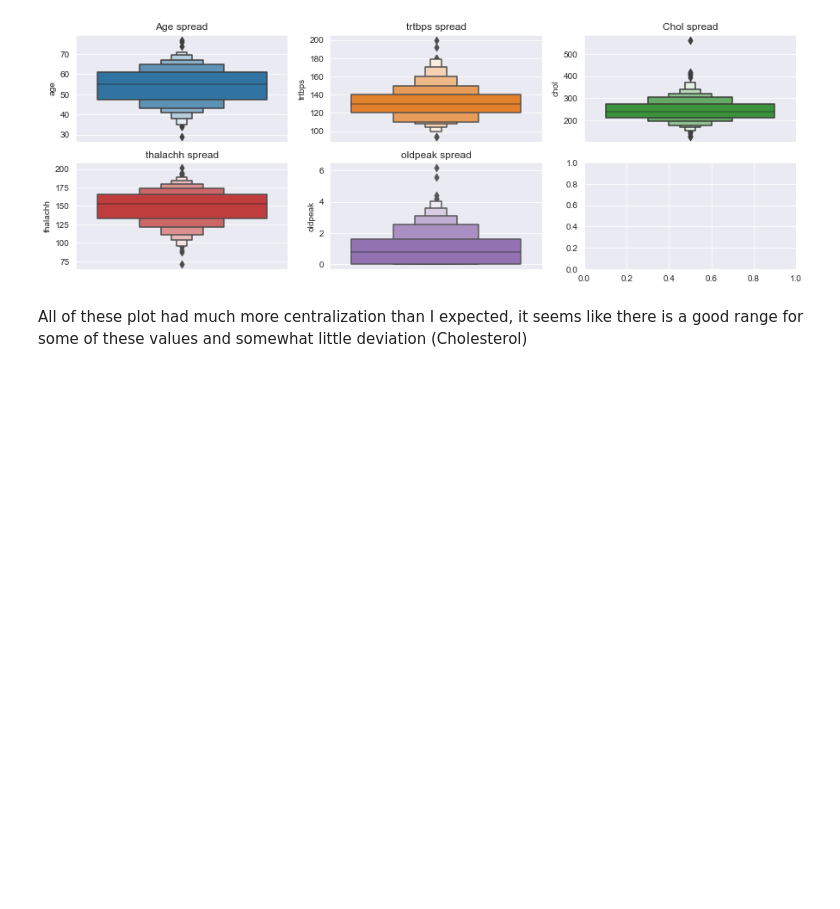
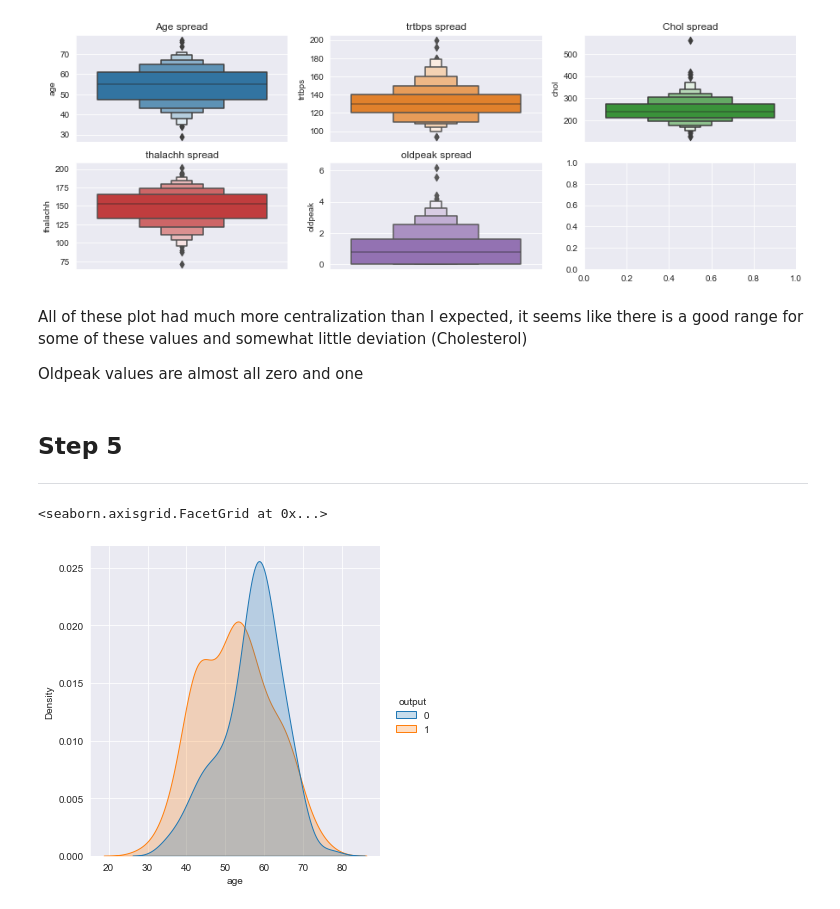
Before and after one commit to BryanSmith00/Spring-2022-Classes, a Jupyter notebook: COSC 3337 Data Science I/homework/hw2/smith_bryan_1861137_hw2.ipynb, the cells around one changed output. Saved outputs shown, nothing was run; the diff lists cells and outputs as text; code cells hidden in the pictures; blank space fills up the shorter version.

```diff
--- a/COSC 3337 Data Science I/homework/hw2/smith_bryan_1861137_hw2.ipynb
+++ b/COSC 3337 Data Science I/homework/hw2/smith_bryan_1861137_hw2.ipynb
@@ -151,4 +163,14 @@ plt.show()
 # %% [output]
 [figure]
 # %% [markdown]
-All of these plot had much more centralization than I expected, it seems like there is a good range for some of these values and somewhat little deviation (Cholesterol)
+All of these plot had much more centralization than I expected, it seems like there is a good range for some of these values and somewhat little deviation (Cholesterol)<br>
+
+Oldpeak values are almost all zero and one
+# %% [markdown]
+## Step 5
+---
+# %%
+sns.displot(x=heart_data['age'], hue=heart_data['output'], kind='kde', fill=True)
+# %% [output]
+<seaborn.axisgrid.FacetGrid at 0x...>
+[figure, added]
```
Also changed, not shown: parts of 51 cells of this notebook, 3 other files.
